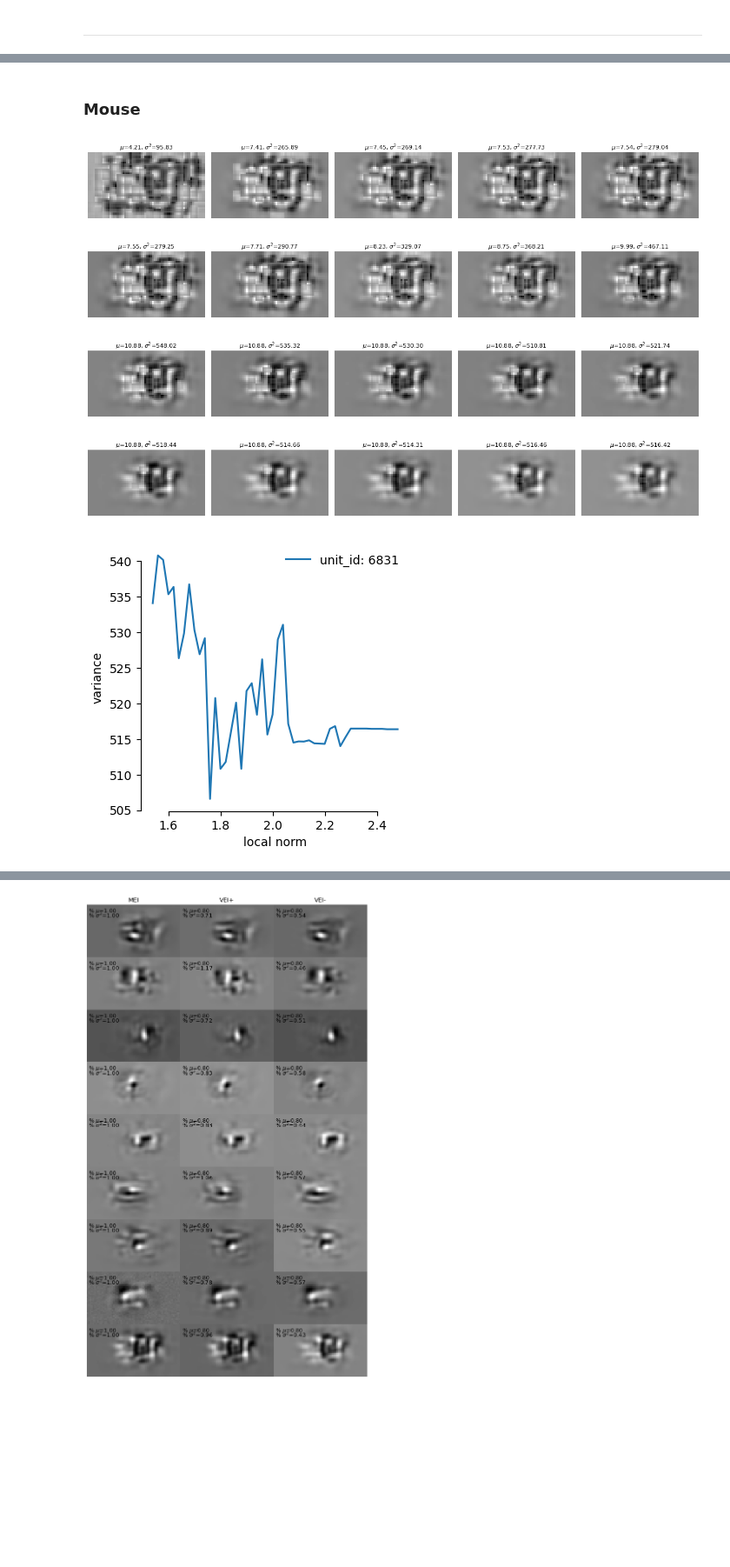
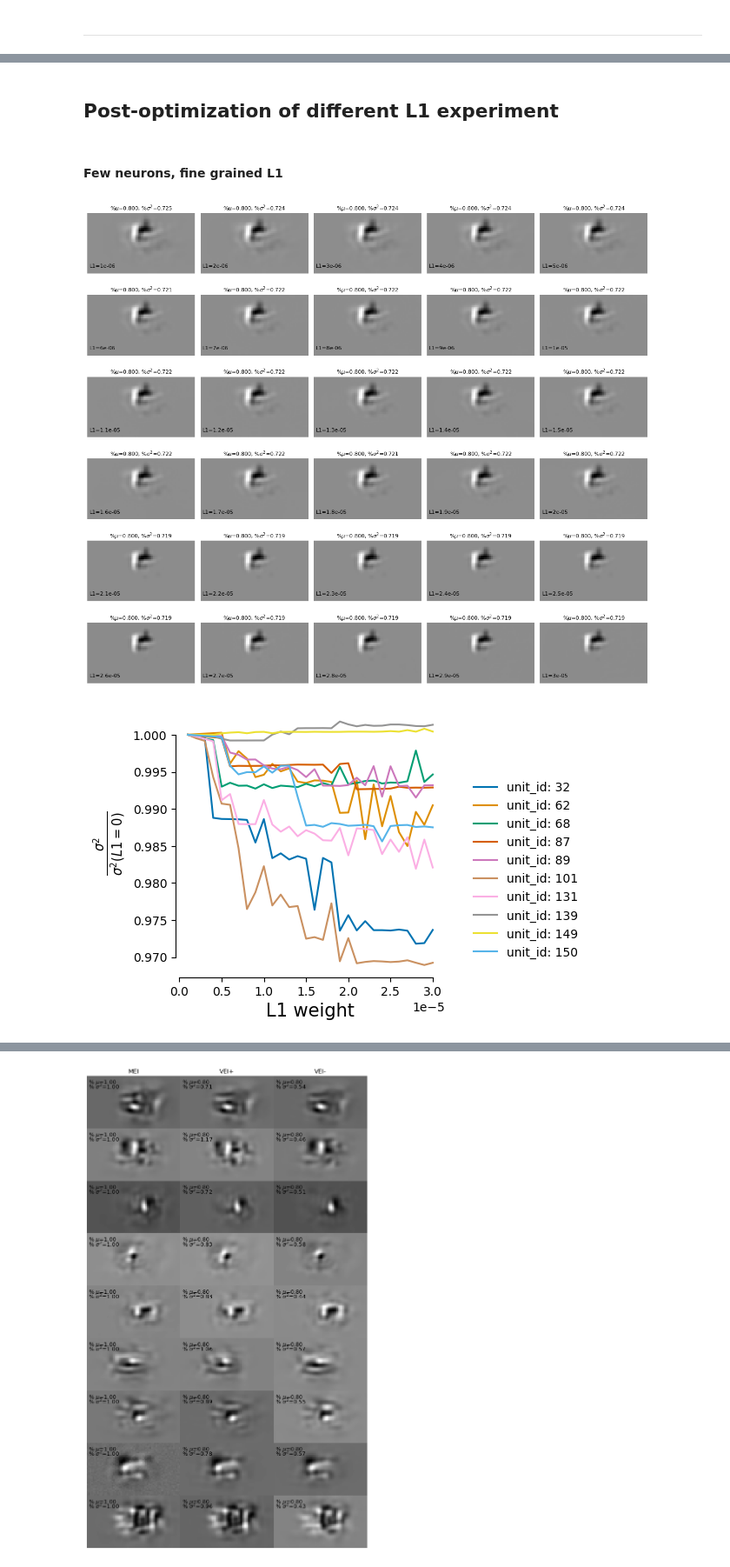
Before and after one commit to sinzlab/nnsysident, a Jupyter notebook: notebooks/mei_demo.ipynb, the cells around one changed output, grey strips where cells are left out. Shown at 87% size. Cells and saved outputs as stored; diff of their text form; code cells hidden in the pictures; blank space fills up the shorter version.

```diff
--- a/notebooks/mei_demo.ipynb
+++ b/notebooks/mei_demo.ipynb
@@ -93,10 +43,0 @@ restrictions = table.to_dict("records")
-# %%
-n_rows = 20
-fig, axes = plt.subplots(n_rows, 5, figsize=(15, 2.5*n_rows), dpi=80)
-fontsize = 10
-
-for i, ax in enumerate(axes.flatten()):
-    ax.imshow(mei[i].squeeze(), cmap="gray")
-    ax.axis("off")
-    ax.set_title(r"%$\mu$={:.3f}, %$\sigma^2$={:.3f}".format(mean[i]/mei_mean, variance[i]/mei_variance), fontsize=fontsize)
-fig.tight_layout()
@@ -317,2 +45,0 @@ for u_id in tqdm(np.unique(table.fetch("unit_id"))):
-# %% [markdown]
-### Mouse
@@ -332,22 +46,60 @@ localnorm = localnorm[idx]
+# %% [markdown]
+## Post-optimization of different L1 experiment
+# %% [markdown]
+#### Few neurons, fine grained L1
+# %%
+experiment_name = "Post-optimization of CEIs (0.8) created with different L1 weights"
+table = MEI() & (MEIExperimentsMouse.Restrictions() & f"experiment_name = '{experiment_name}'")
+score, mean, variance, method_config, unit_id, mei = table.load_data(["score", "mean", "variance", "method_config", "unit_id", "mei"])
+mei = [element for element in mei]
+l1 = np.array([dictionary["initial"]["kwargs"]["l1"] for dictionary in method_config])
+
+data_cei = pd.DataFrame.from_dict({"score": score, "mean": mean, "variance": variance, "l1": l1, "unit_id": unit_id, "mei": mei})
+
+# Get MEI data
+key = table.proj().fetch(as_dict=True)
+for k in key:
+    k["method_hash"] = '54f863f93364931f53ecdfe7c2bc5a03'
+mei_mean, mei_variance, unit_id = (MEI() & key).fetch("mean", "variance", "unit_id")
+data_mei = pd.DataFrame.from_dict({"mei_mean": mei_mean, "mei_variance": mei_variance, "unit_id": unit_id})
+
+data = pd.merge(data_mei, data_cei, on="unit_id")
+data.sort_values(["unit_id", "l1"], ignore_index=True, inplace=True)
 # %%
-fig, axes = plt.subplots(4, 5, figsize=(15, 10), dpi=80)
+n_rows = 6
+fig, axes = plt.subplots(n_rows, 5, figsize=(15, 2.2*n_rows), dpi=80)
 fontsize = 10
 
+dat = data.loc[(data["unit_id"] == 87) & (data["l1"] < 3.1e-5)].reset_index()
+
 for i, ax in enumerate(axes.flatten()):
-    ax.imshow(mei[i].squeeze(), cmap="gray")
+    ax.imshow(dat["mei"][i].squeeze(), cmap="gray")
     ax.axis("off")
-    ax.set_title(r"$\mu$={:.2f}, $\sigma^2$={:.2f}".format(mean[i], variance[i]), fontsize=fontsize)
+    ax.set_title(r"%$\mu$={:.3f}, %$\sigma^2$={:.3f}".format(dat["mean"][i]/dat["mei_mean"][i], dat["variance"][i]/dat["mei_variance"][i]), fontsize=fontsize)
+    ax.text(0.02, .1, "L1=" + str(dat["l1"][i]), fontsize=fontsize, transform=ax.transAxes)
 fig.tight_layout()
+# fig.savefig("Post-optimization of CEIs (0.8) created with different L1 weights, CEI examples" + ".png", bbox_inches="tight", transparent=False)
 # %% [output]
-[figure, old version]
+[figure, new version]
-# %%
-fig, ax = plt.subplots(figsize=(4, 4), dpi=100)
-
-idx = np.where(np.diff(mean) == 0.)[0][0]
-ax.plot(localnorm[idx:], variance[idx:], label="unit_id: 6831")
-ax.set(xlabel="local norm", ylabel="variance")
-ax.legend(frameon=False)
-sns.despine(trim=True)
-# fig.savefig("Different local norms finegrained" + ".png", bbox_inches="tight", transparent=False)
-# %% [output]
-[figure, removed]
+# %%
+fig, ax = plt.subplots(figsize=(4, 4), dpi=100)
+fontsize = 15
+unit_ids = np.unique(data["unit_id"])
+
+from matplotlib.colors import ListedColormap
+my_cmap = sns.color_palette("colorblind").as_hex()
+
+
+for i, unit_id in enumerate(unit_ids):
+    dat = data.loc[(data["unit_id"] == unit_id) & (data["l1"] < 3.1e-5)].reset_index()
+    ax.plot(dat["l1"], dat["variance"]/dat["variance"][0], label=f"unit_id: {unit_id}", color=my_cmap[i])
+
+plt.xlabel('L1 weight', fontsize=fontsize)
+plt.ylabel(r"$\frac{\sigma^2}{\sigma^2(L1=0)}$", fontsize=fontsize)
+
+ax.legend(frameon=False, bbox_to_anchor=(1.3, 0.4), loc="center")
+ax.ticklabel_format(axis="x", style='scientific', scilimits=(0,0))
+sns.despine(trim=True)
+# fig.savefig("Post-optimization of CEIs (0.8) created with different L1 weights, L1 vs variance" + ".png", bbox_inches="tight", transparent=False)
+# %% [output]
+[figure, added]
```
Also changed, not shown: parts of 38 cells of this notebook, 3 other files.
